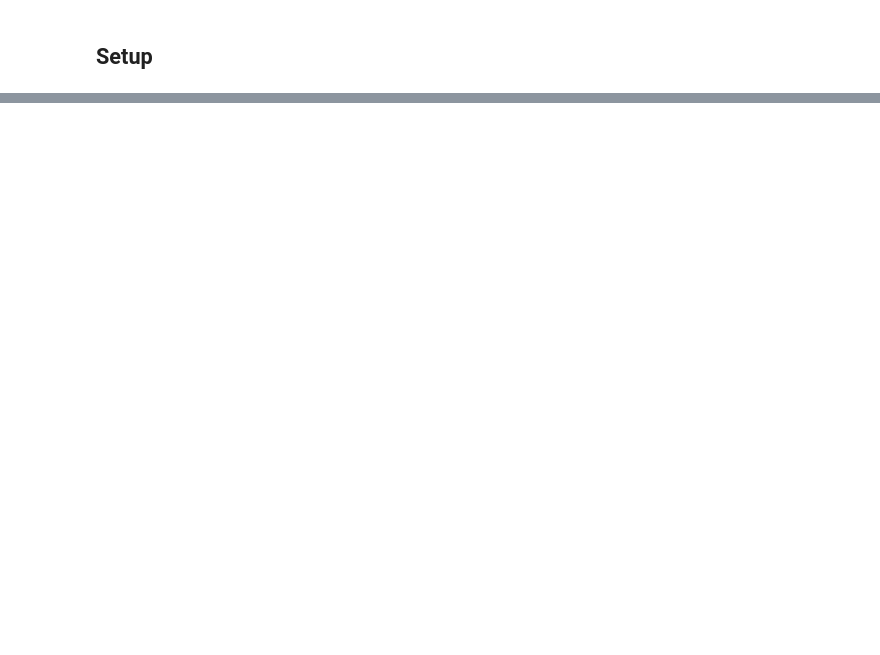
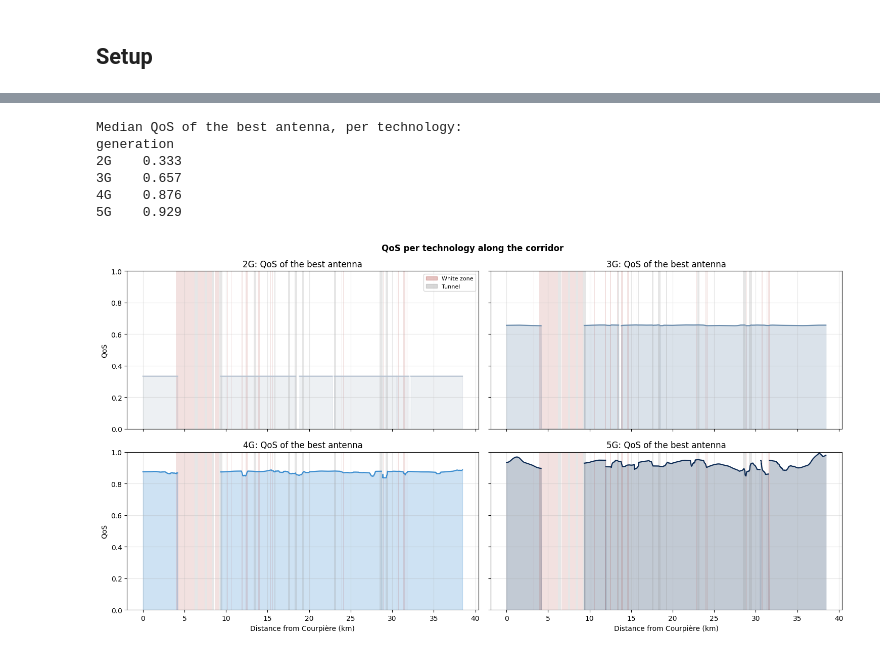
Before and after one commit to meyssembouzaien/ferromobile_project, a Jupyter notebook: datapreparation/FerroMobile_visualisations.ipynb, the cells around one changed output, grey strips where cells are left out. Saved outputs shown, nothing was run; the diff lists cells and outputs as text; code cells hidden in the pictures; blank space fills up the shorter version.

```diff
--- a/datapreparation/FerroMobile_visualisations.ipynb
+++ b/datapreparation/FerroMobile_visualisations.ipynb
@@ -467,0 +306,34 @@ plt.tight_layout(); plt.show()
+# %%
+best_qos = links.groupby(["point_id", "generation"])["qos"].max().unstack()
+best_qos = best_qos.reindex(track["point_id"].values)
+best_qos["distance_km"] = track["distance_km"].values
+for g in GENERATIONS:
+    best_qos[f"{g}_smooth"] = best_qos[g].rolling(WINDOW, min_periods=1, center=True).mean()
+
+print("Median QoS of the best antenna, per technology:")
+print(best_qos[GENERATIONS].median().round(3).to_string())
+# %% [output]
+Median QoS of the best antenna, per technology:
+generation
+2G    0.333
+3G    0.657
+4G    0.876
+5G    0.929
+# %%
+fig, axes = plt.subplots(2, 2, figsize=(15, 8), sharex=True, sharey=True)
+for ax, g in zip(axes.flat, GENERATIONS):
+    ax.plot(best_qos["distance_km"], best_qos[f"{g}_smooth"], color=COLORS_TECH[g], lw=1.6)
+    ax.fill_between(best_qos["distance_km"], 0, best_qos[f"{g}_smooth"].fillna(0), color=COLORS_TECH[g], alpha=0.25)
+    draw_white_zones(ax); draw_tunnels(ax)
+    ax.set_ylim(0, 1)
+    ax.set_title(f"{g}: QoS of the best antenna")
+    ax.grid(True, alpha=0.3)
+for ax in axes[:, 0]:
+    ax.set_ylabel("QoS")
+for ax in axes[1]:
+    ax.set_xlabel("Distance from Courpière (km)")
+axes[0, 0].legend(handles=band_legend, loc="upper right", fontsize=8)
+plt.suptitle("QoS per technology along the corridor", fontweight="bold")
+plt.tight_layout(); plt.show()
+# %% [output]
+[figure, added]
```
Also changed, not shown: parts of 60 cells of this notebook.
